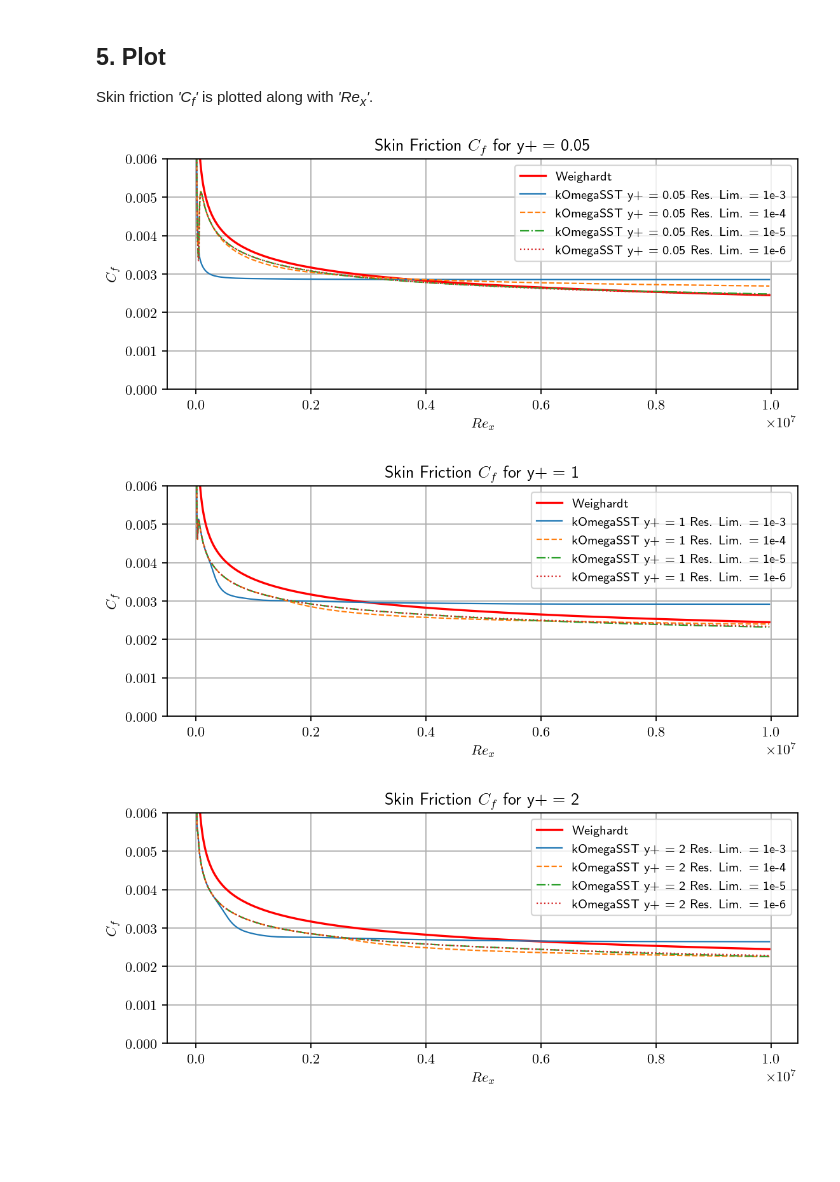
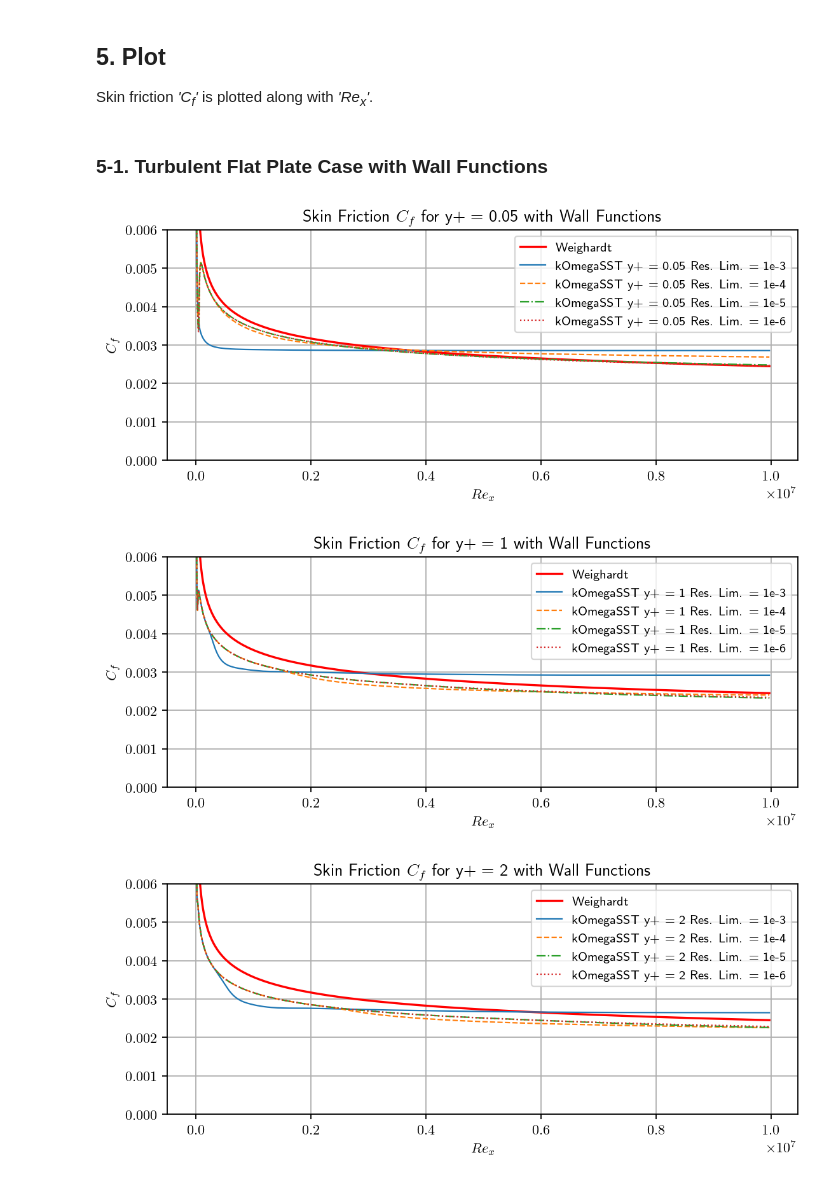
Before and after one commit to AndreWeiner/wall_modeling, a Jupyter notebook: notebooks/PlotCf.ipynb, the cells around one changed output. Cells and saved outputs as stored; diff of their text form; code cells hidden in the pictures; blank space fills up the shorter version.

```diff
--- a/notebooks/PlotCf.ipynb
+++ b/notebooks/PlotCf.ipynb
@@ -59,22 +82,24 @@ weighardt = 0.288*(np.log10(Rex))**(-2.45)
 ## **5. Plot**
 
 Skin friction *'C<sub>f</sub>'* is plotted along with *'Re<sub>x</sub>'*.
+# %% [markdown]
+### 5-1. Turbulent Flat Plate Case with Wall Functions
 # %%
 style = ["-", "--", "-.", ":"]
 lw = 1.0
 for j in range(len(yp)):
     fig, ax = plt.subplots(1, 1, figsize=(8, 3))
     plt.ylim([0, 0.006])
     plt.grid()
     ax.set_xlabel(r"$Re_x$")
     ax.set_ylabel(r"$C_f$")
-    plt.title(r"Skin Friction $C_f$ for y+ = {}".format(yp[j]))
+    plt.title(r"Skin Friction $C_f$ for y+ = {} with Wall Functions".format(yp[j]))
     ax.plot(Rex, weighardt, color = "r", label = "Weighardt")
     for i in range(len(res_list)):
         ax.plot(Rex, Cf[i + len(res_list)*j], label = "{} y+ = {} Res. Lim. = {}".format(model, yp[j], res_list[i]), ls = style[i], c = "C{:d}".format(i), lw = lw)
         ax.legend(fontsize = 9)
-    plt.savefig(output + "tauw_yp{}_{}.pdf".format(yp[j], model, yp[j]), bbox_inches="tight")
+    plt.savefig(output + "tauw_yp{}_{}_withWallFunc.pdf".format(yp[j], model, yp[j]), bbox_inches="tight")
 # %% [output]
-[figure, old version]
+[figure, new version]
-[figure, old version]
+[figure, new version]
-[figure, old version]
+[figure, new version]
```
Also changed, not shown: parts of 10 cells of this notebook, 1 other file.
